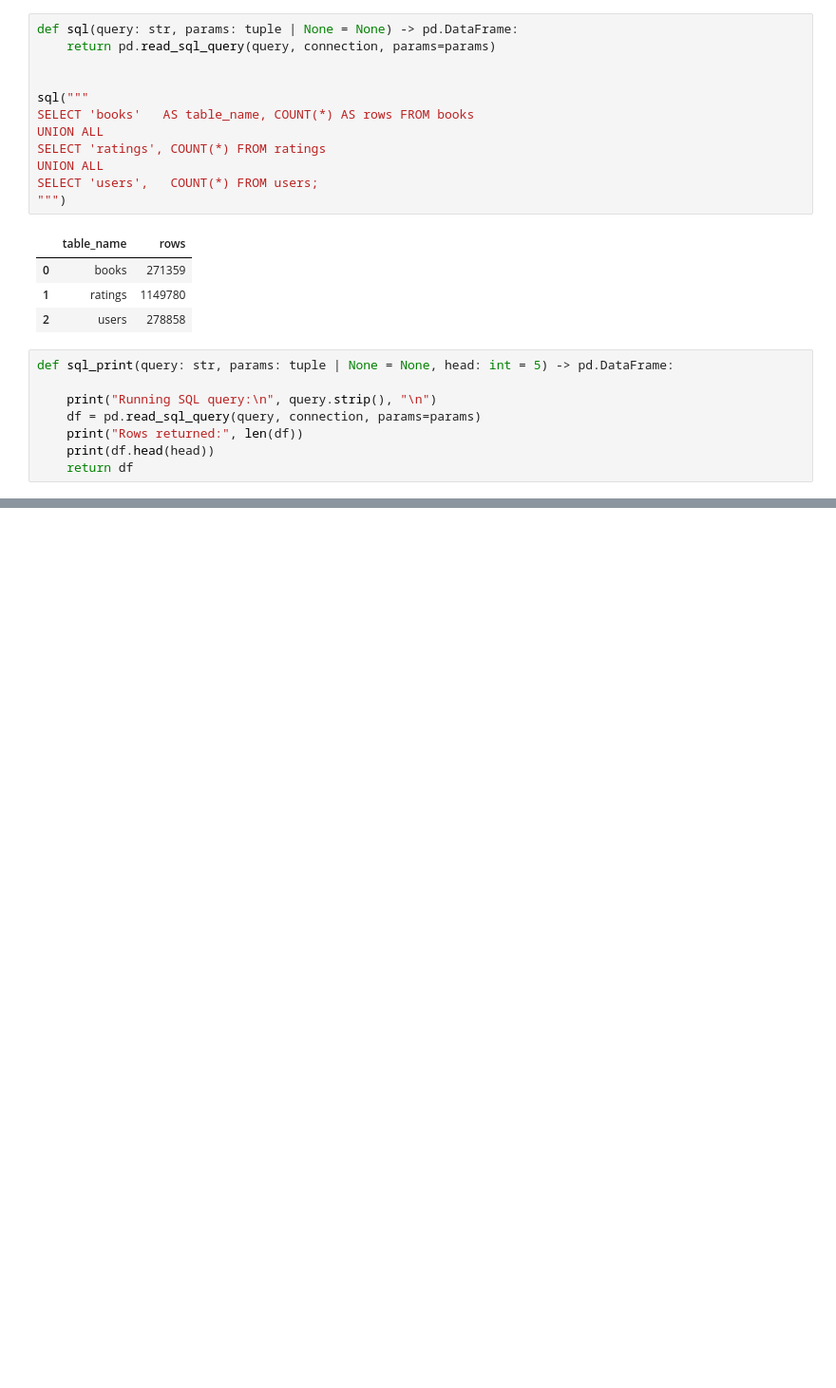
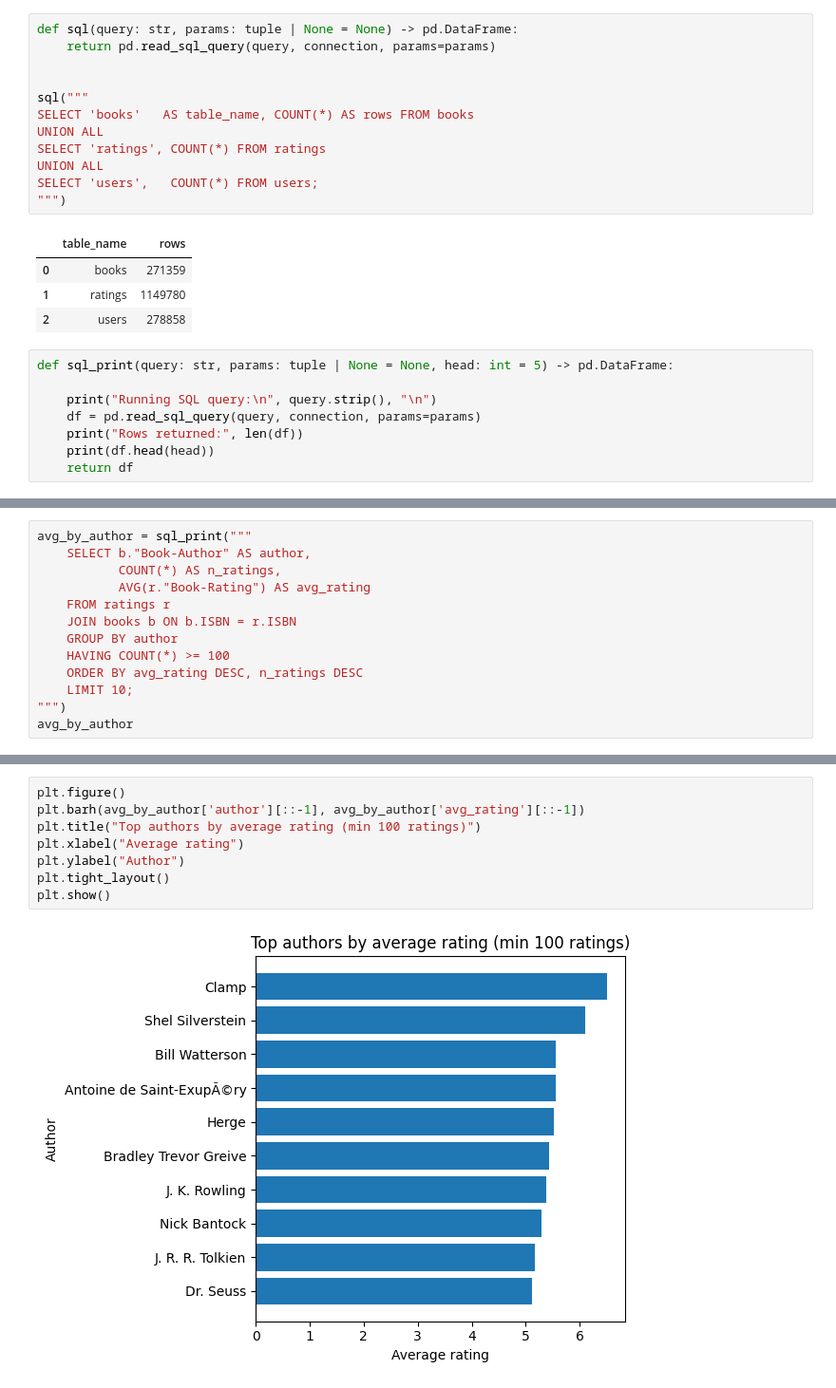
Before and after one commit to Jade-Jones-dev/ai_machine_learning, a Jupyter notebook: week_4/week_4_project/books.ipynb, the cells around one changed output, grey strips where cells are left out. Shown: that part at 95% size. Drawn from its saved outputs; the diff is of its cells as text; blank space fills up the shorter version.

```diff
--- a/week_4/week_4_project/books.ipynb
+++ b/week_4/week_4_project/books.ipynb
@@ -201,0 +233,13 @@ def sql_print(query: str, params: tuple | None = None, head: int = 5) -> pd.Data
+# %%
+avg_by_author = sql_print("""
+    SELECT b."Book-Author" AS author,
+           COUNT(*) AS n_ratings,
+           AVG(r."Book-Rating") AS avg_rating
+    FROM ratings r
+    JOIN books b ON b.ISBN = r.ISBN
+    GROUP BY author
+    HAVING COUNT(*) >= 100
+    ORDER BY avg_rating DESC, n_ratings DESC
+    LIMIT 10;
+""")
+avg_by_author
@@ -201,0 +332,10 @@ def sql_print(query: str, params: tuple | None = None, head: int = 5) -> pd.Data
+# %%
+plt.figure()
+plt.barh(avg_by_author['author'][::-1], avg_by_author['avg_rating'][::-1])
+plt.title("Top authors by average rating (min 100 ratings)")
+plt.xlabel("Average rating")
+plt.ylabel("Author")
+plt.tight_layout()
+plt.show()
+# %% [output]
+[figure, added]
```
Also changed, not shown: parts of 5 cells of this notebook, 2 other files.
